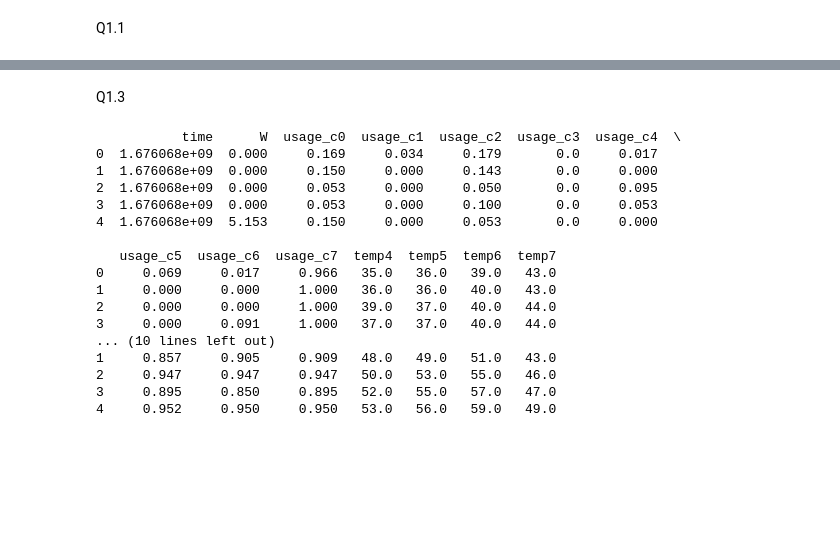
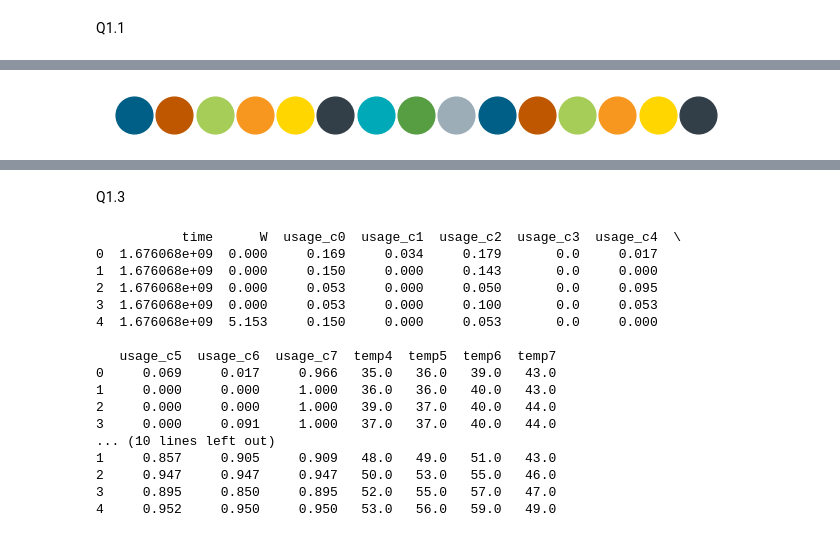
Before and after one commit to babusid/ECE361E, a Jupyter notebook: HW2/notebook/p1.ipynb, the cells around one changed output, grey strips where cells are left out. Cells and saved outputs as stored; diff of their text form; code cells hidden in the pictures; blank space fills up the shorter version.

```diff
--- a/HW2/notebook/p1.ipynb
+++ b/HW2/notebook/p1.ipynb
@@ -52,0 +22,14 @@ plt.show()
+# %%
+# you can't stop me from doing this
+# https://brand.utexas.edu/identity/color/
+import random
+from cycler import cycler
+
+random.Random(12).shuffle(colors := '#bf5700 #f8971f #ffd600 #a6cd57 #579d42 #00a9b7 #005f86 #9cadb7 #333f48'.split(' '))
+plt.figure(figsize=(8,0.5))
+for i in range(15): plt.scatter(i,0,s=700)
+plt.axis('off')
+plt.show()
+plt.rc('axes', prop_cycle=cycler(color=colors))
+# %% [output]
+[figure, added]
```
Also changed, not shown: parts of 5 cells of this notebook, 1 other file.
